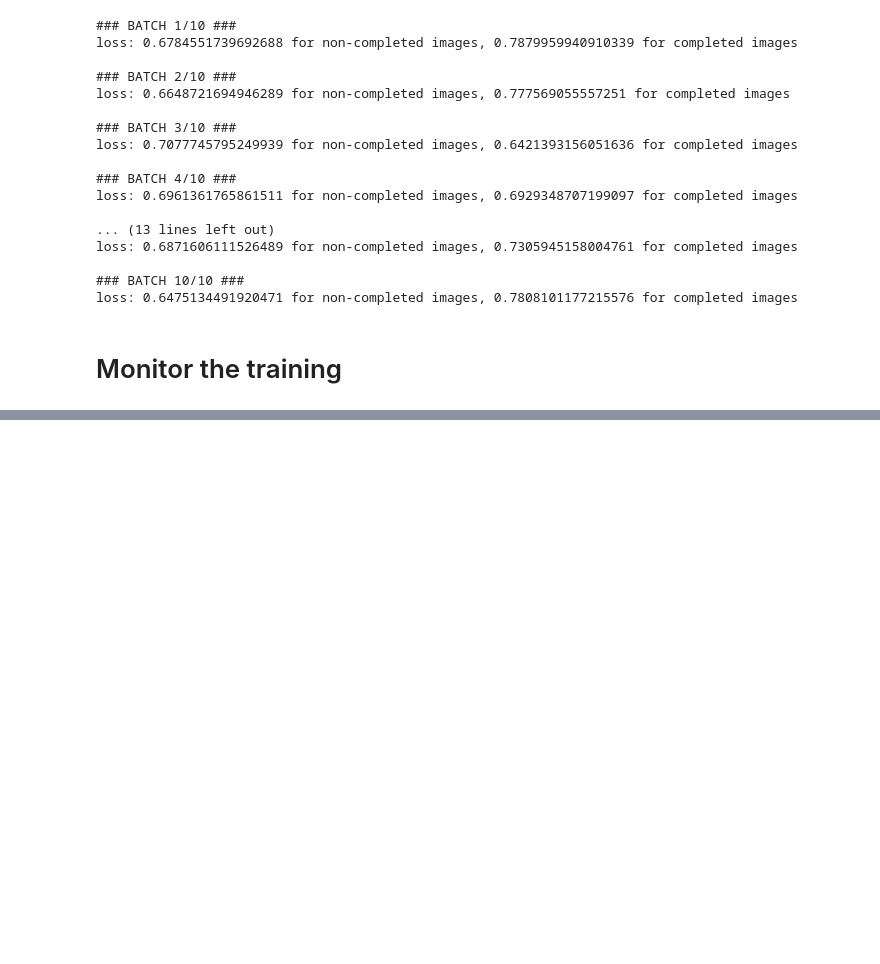
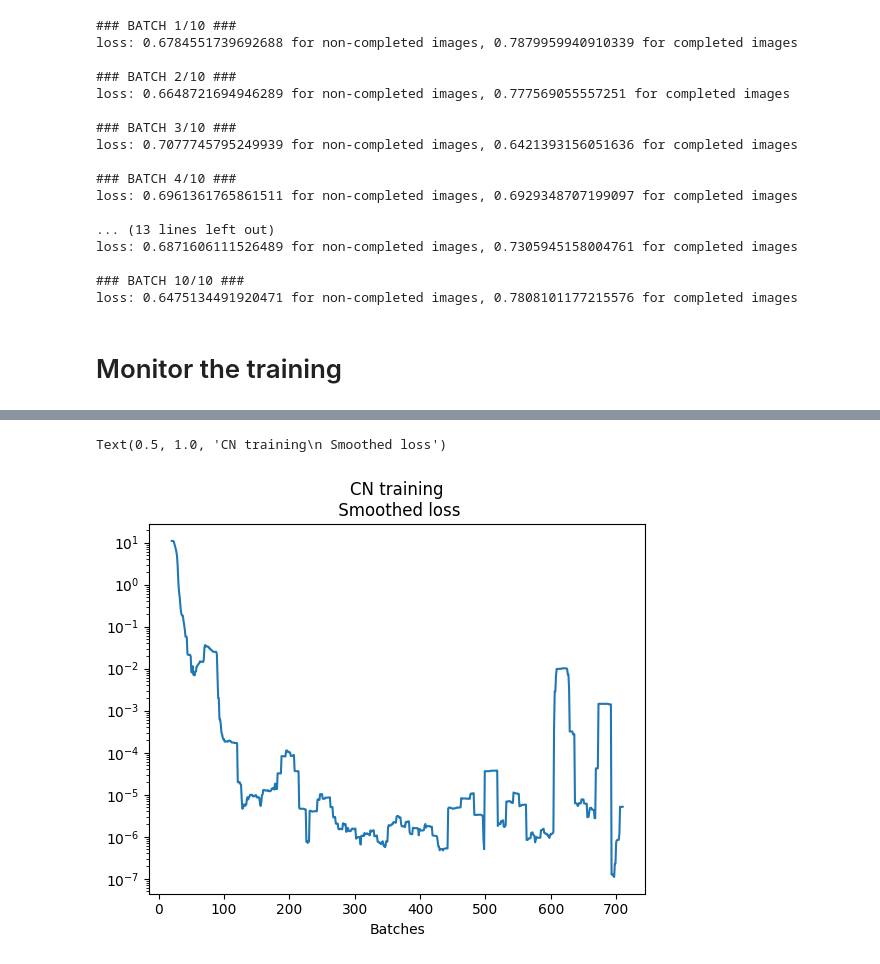
Before and after one commit to poloincognito/glcic, a Jupyter notebook: notebooks/3_discriminators.ipynb, the cells around one changed output, grey strips where cells are left out. Cells and saved outputs as stored; diff of their text form; code cells hidden in the pictures; blank space fills up the shorter version.

Commit message:
Monitor discriminator training

```diff
--- a/notebooks/3_discriminators.ipynb
+++ b/notebooks/3_discriminators.ipynb
@@ -164,18 +167,21 @@ EOFError: Ran out of input
 # %%
 # full training
 concatenated_loss_list = []
 for loss in loss_list:
     concatenated_loss_list += loss
 
 def smooth(y, box_pts):
     box = np.ones(box_pts)/box_pts
     y_smooth = np.convolve(y, box, mode='valid')
     return y_smooth
 
-smooth_pts = 2 # 100
+smooth_pts = 20 # 100
 plt.semilogy(range(smooth_pts,len(concatenated_loss_list)+1),smooth(concatenated_loss_list,smooth_pts))
 plt.xlabel("Batches")
 plt.title("CN training\n Smoothed loss")
+# %% [output]
+Text(0.5, 1.0, 'CN training\n Smoothed loss')
+[figure, added]
 # %%
 # estimated time
 checkpoints_dir = "../logs/phase2_checkpoints/"
```
Also changed, not shown: parts of 3 cells of this notebook, 2 other files.
